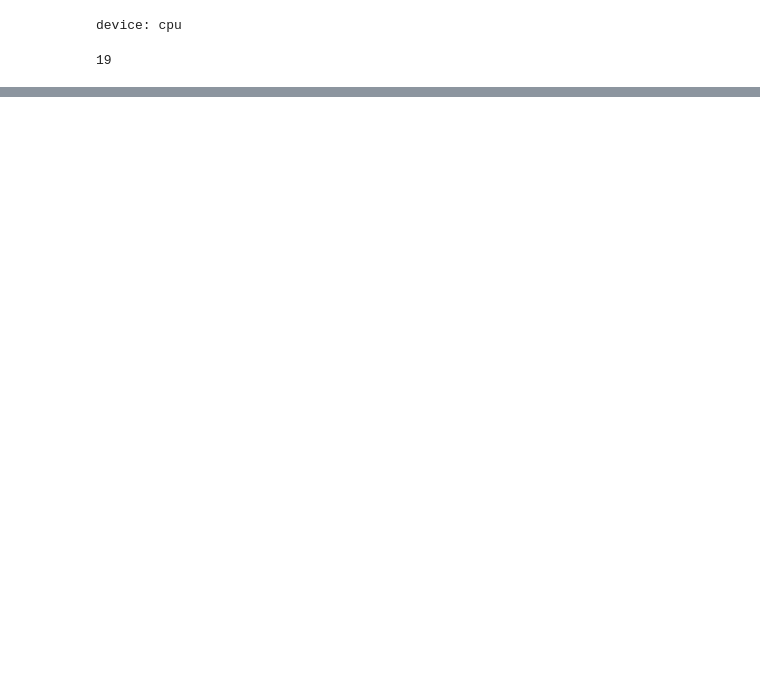
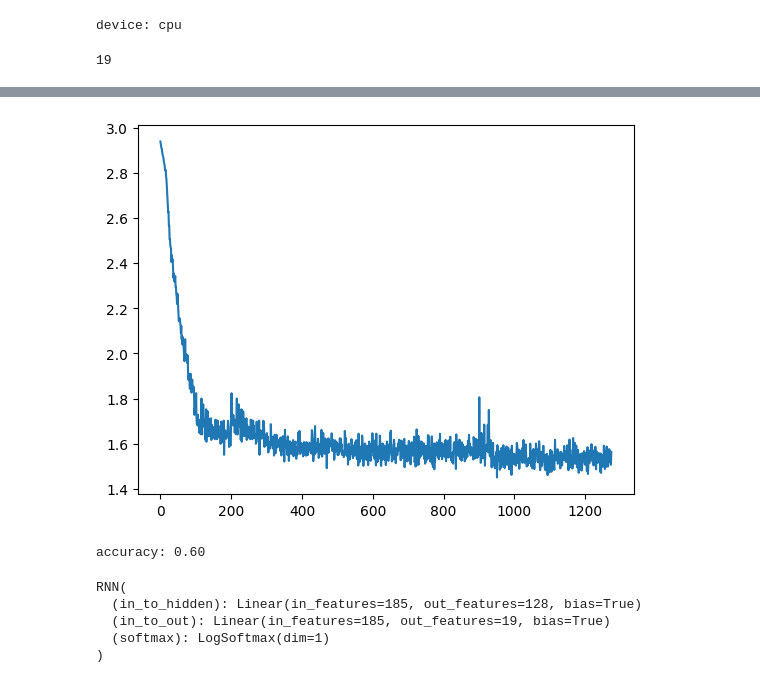
Before and after one commit to parthsolanke/Namergence, a Jupyter notebook: src/notebook/RNN.ipynb, the cells around one changed output, grey strips where cells are left out. Cells and saved outputs as stored; diff of their text form; code cells hidden in the pictures; blank space fills up the shorter version.

```diff
--- a/src/notebook/RNN.ipynb
+++ b/src/notebook/RNN.ipynb
@@ -45,0 +104,7 @@ model = RNN(n_categories, n_hidden, n_categories).to(device)
+# %%
+# Plotting the results
+plt.figure()
+plt.plot(losses)
+plt.show()
+# %% [output]
+[figure, added]
@@ -45,0 +122,14 @@ model = RNN(n_categories, n_hidden, n_categories).to(device)
+# %%
+# Evaluation accuracy
+with torch.no_grad():
+    n_correct = 0
+    n_total = 0
+    for category in labels:
+        for name in names[category]:
+            label, confidence = predict(name)
+            n_total += 1
+            if label == category:
+                n_correct += 1
+    print(f'accuracy: {n_correct/n_total:.2f}')
+# %% [output]
+accuracy: 0.60
@@ -45,0 +141,11 @@ model = RNN(n_categories, n_hidden, n_categories).to(device)
+# %%
+# loading saved model
+loaded_model = RNN(loader.N_LETTERS, n_hidden, n_categories).to(device)
+loaded_model.load_state_dict(torch.load(f"{save_path}/model.pth"))
+loaded_model.eval()
+# %% [output]
+RNN(
+  (in_to_hidden): Linear(in_features=185, out_features=128, bias=True)
+  (in_to_out): Linear(in_features=185, out_features=19, bias=True)
+  (softmax): LogSoftmax(dim=1)
+)
```
Also changed, not shown: parts of 9 cells of this notebook.
